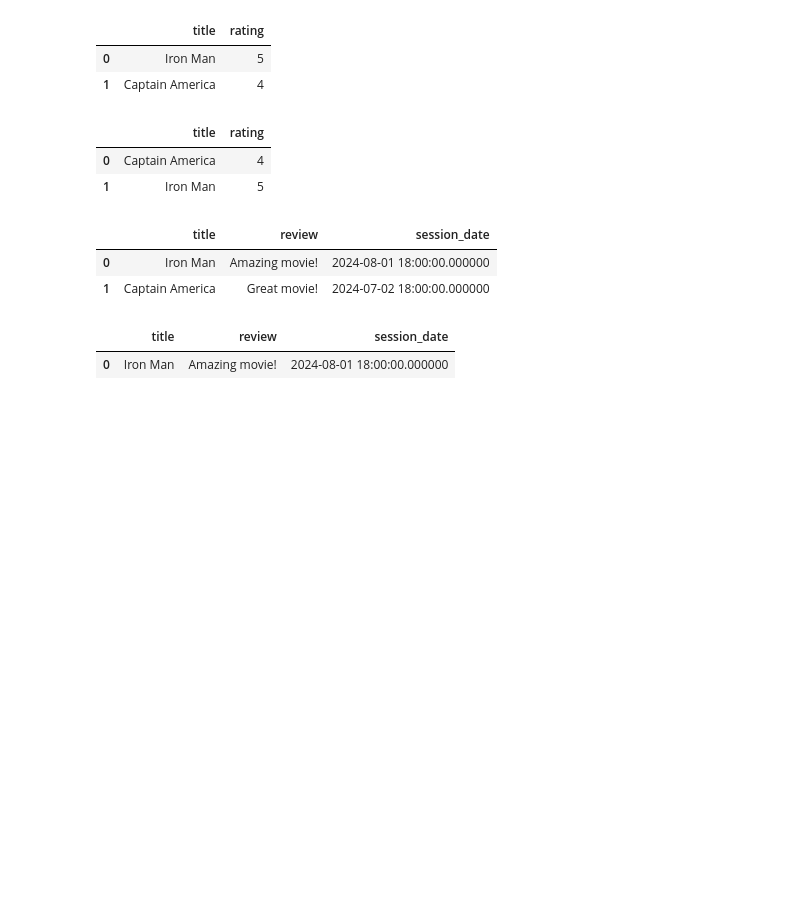
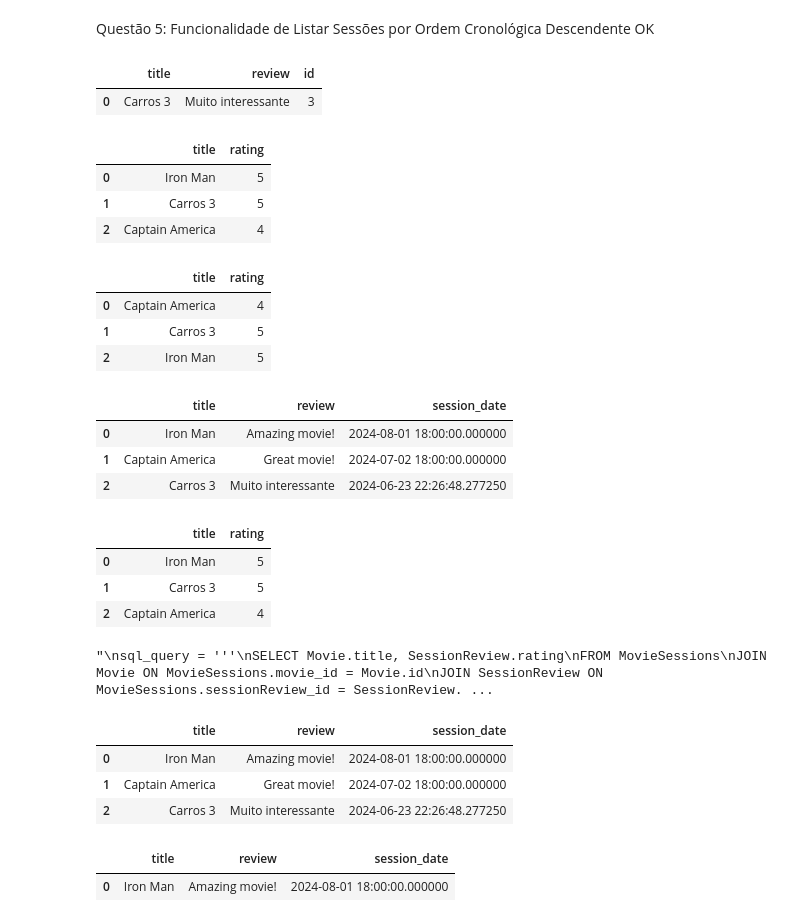
Before and after one commit to Je-Leo-AS/TE901, a Jupyter notebook: notebook.ipynb, the cells around one changed output. Drawn from its saved outputs; the diff is of its cells as text; code cells hidden in the pictures; blank space fills up the shorter version.

```diff
--- a/notebook.ipynb
+++ b/notebook.ipynb
@@ -78,0 +468,2 @@ with Session() as session:
+# %% [markdown]
+Questão 5: Funcionalidade de Listar Sessões por Ordem Cronológica Descendente OK
@@ -79,19 +483,47 @@ with Session() as session:
+# %%
+getSessionReview("Carros 3")
+# %% [output]
+|  | title | review | id |
+| 0 | Carros 3 | Muito interessante | 3 |
+# %%
+getMovieRank()
+# %% [output]
+|  | title | rating |
+| 0 | Iron Man | 5 |
+| 1 | Carros 3 | 5 |
+| 2 | Captain America | 4 |
+# %%
+getMovieOrdemAlfabetica()
+# %% [output]
+|  | title | rating |
+| 0 | Captain America | 4 |
+| 1 | Carros 3 | 5 |
+| 2 | Iron Man | 5 |
+# %%
+getMovieOrdemCronologica()
+# %% [output]
+|  | title | review | session_date |
+| 0 | Iron Man | Amazing movie! | 2024-08-01 18:00:00.000000 |
+| 1 | Captain America | Great movie! | 2024-07-02 18:00:00.000000 |
+| 2 | Carros 3 | Muito interessante | 2024-06-23 22:26:48.277250 |
 # %%
 sql_query = '''
 SELECT Movie.title, SessionReview.rating
 FROM MovieSessions
 JOIN Movie ON MovieSessions.movie_id = Movie.id
-JOIN SessionReview ON MovieSessions.sessionReview_id = SessionReview.id
+JOIN SessionReview ON MovieSessions.id = SessionReview.session_id
 ORDER BY SessionReview.rating DESC;
 '''
 df = pd.read_sql(sql_query, engine)
 
 df.head()
 # %% [output]
 |  | title | rating |
 | 0 | Iron Man | 5 |
-| 1 | Captain America | 4 |
+| 1 | Carros 3 | 5 |
+| 2 | Captain America | 4 |
 # %%
+"""
 sql_query = '''
 SELECT Movie.title, SessionReview.rating
 FROM MovieSessions
@@ -102,16 +534,15 @@ ORDER BY Movie.title;
 df = pd.read_sql(sql_query, engine)
 
 df.head()
+"""
 # %% [output]
-|  | title | rating |
-| 0 | Captain America | 4 |
-| 1 | Iron Man | 5 |
+"\nsql_query = '''\nSELECT Movie.title, SessionReview.rating\nFROM MovieSessions\nJOIN Movie ON MovieSessions.movie_id = Movie.id\nJOIN SessionReview ON MovieSessions.sessionReview_id = SessionReview. ...
 # %%
 sql_query = '''
 SELECT movie.title, sessionReview.review, MovieSessions.session_date
 FROM MovieSessions
 JOIN movie ON movie.id = MovieSessions.movie_id
-JOIN sessionReview ON sessionReview.id = MovieSessions.sessionReview_id
+JOIN SessionReview ON MovieSessions.id = SessionReview.session_id
 ORDER BY MovieSessions.session_date DESC;
 '''
 df = pd.read_sql(sql_query, engine)
@@ -121,6 +552,7 @@ df.head()
 |  | title | review | session_date |
 | 0 | Iron Man | Amazing movie! | 2024-08-01 18:00:00.000000 |
 | 1 | Captain America | Great movie! | 2024-07-02 18:00:00.000000 |
+| 2 | Carros 3 | Muito interessante | 2024-06-23 22:26:48.277250 |
 # %%
 from sqlalchemy import create_engine, Column, Integer, String, MetaData, ForeignKey, DateTime, text
 
```
Also changed, not shown: parts of 15 cells of this notebook, 4 other files.
